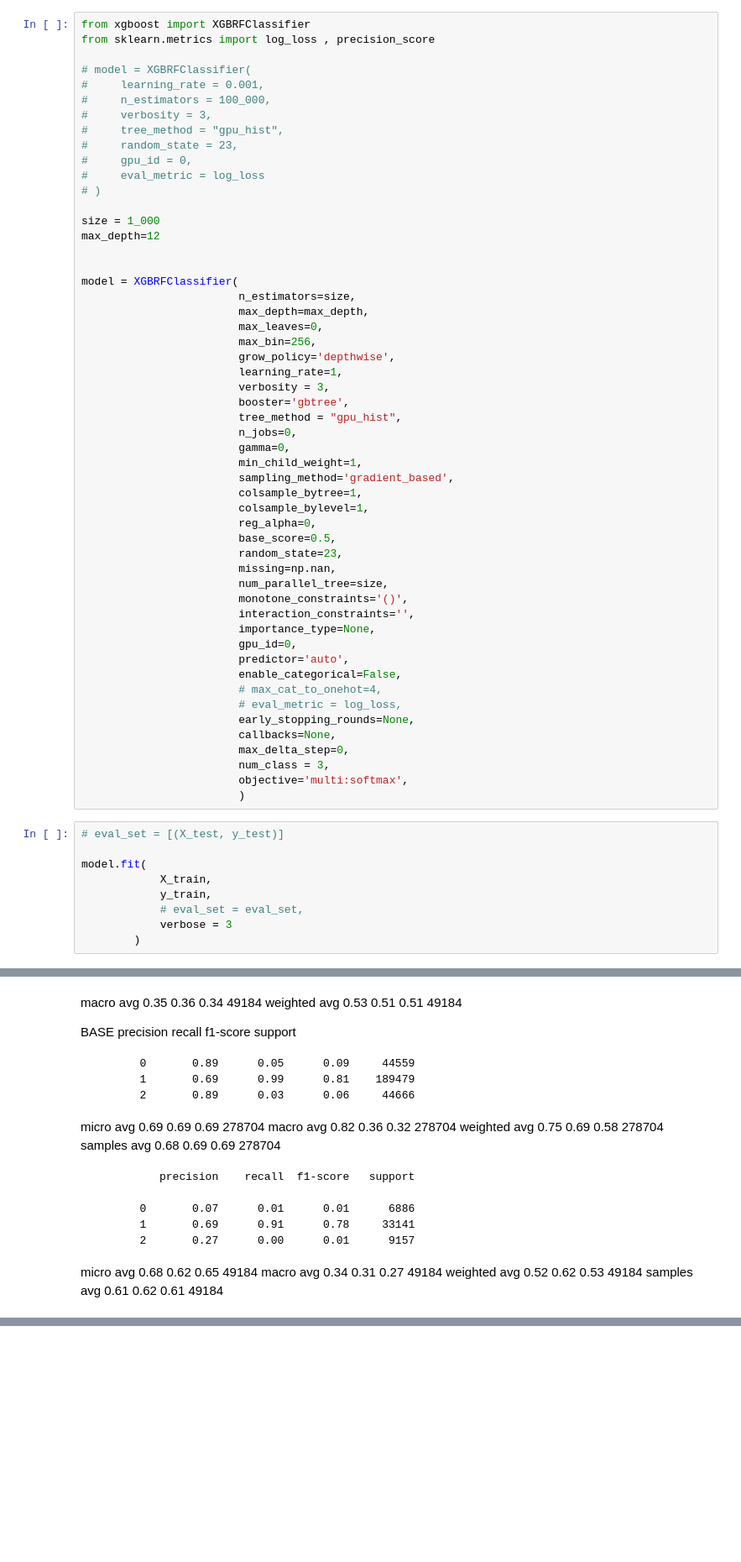
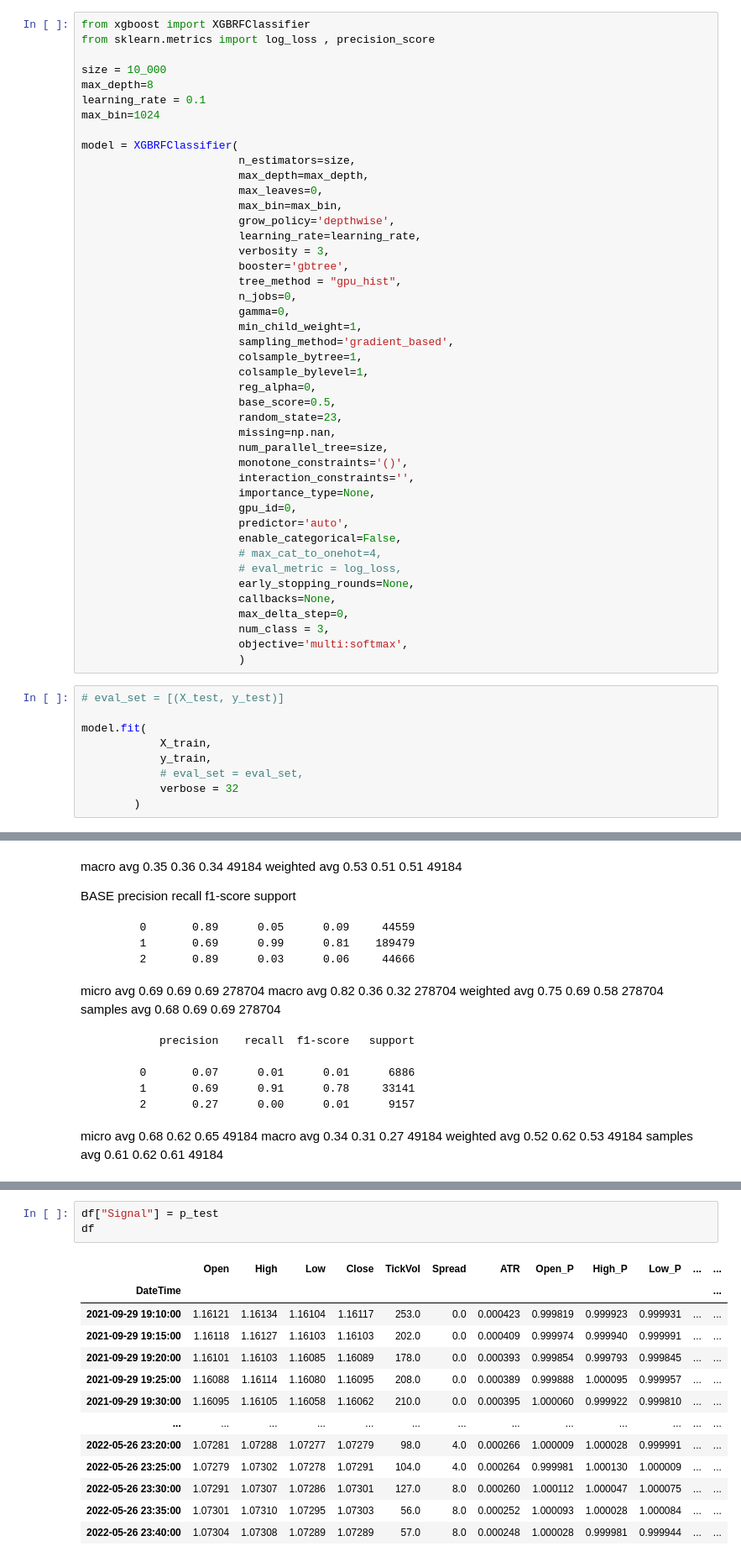
Before and after one commit to slickmorty/bos, a Jupyter notebook: model.ipynb, the cells around one changed output, grey strips where cells are left out. Shown at 84% size. Drawn from its saved outputs; the diff is of its cells as text; blank space fills up the shorter version.

```diff
--- a/model.ipynb
+++ b/model.ipynb
@@ -81,27 +81,18 @@ for buy,nothing,sell in zip(test_buy,test_nothing,test_sell):
 from xgboost import XGBRFClassifier
 from sklearn.metrics import log_loss , precision_score
 
-# model = XGBRFClassifier(
-#     learning_rate = 0.001,
-#     n_estimators = 100_000,
-#     verbosity = 3,
-#     tree_method = "gpu_hist",
-#     random_state = 23,
-#     gpu_id = 0,
-#     eval_metric = log_loss
-# )
-
-size = 1_000
-max_depth=12
-
+size = 10_000
+max_depth=8
+learning_rate = 0.1
+max_bin=1024
 
 model = XGBRFClassifier(
                         n_estimators=size,
                         max_depth=max_depth,
                         max_leaves=0,
-                        max_bin=256,
+                        max_bin=max_bin,
                         grow_policy='depthwise',
-                        learning_rate=1,
+                        learning_rate=learning_rate,
                         verbosity = 3,
                         booster='gbtree',
                         tree_method = "gpu_hist",
@@ -137,6 +128,6 @@ model.fit(
             X_train,
             y_train,
             # eval_set = eval_set,
-            verbose = 3
+            verbose = 32
         )
 # %% [output]
@@ -255,0 +290,17 @@ plot_tree(model)
+# %%
+df["Signal"] = p_test
+df
+# %% [output]
+|  | Open | High | Low | Close | TickVol | Spread | ATR | Open_P | High_P | Low_P | ... | ... |
+| DateTime |  |  |  |  |  |  |  |  |  |  |  | ... |
+| 2021-09-29 19:10:00 | 1.16121 | 1.16134 | 1.16104 | 1.16117 | 253.0 | 0.0 | 0.000423 | 0.999819 | 0.999923 | 0.999931 | ... | ... |
+| 2021-09-29 19:15:00 | 1.16118 | 1.16127 | 1.16103 | 1.16103 | 202.0 | 0.0 | 0.000409 | 0.999974 | 0.999940 | 0.999991 | ... | ... |
+| 2021-09-29 19:20:00 | 1.16101 | 1.16103 | 1.16085 | 1.16089 | 178.0 | 0.0 | 0.000393 | 0.999854 | 0.999793 | 0.999845 | ... | ... |
+| 2021-09-29 19:25:00 | 1.16088 | 1.16114 | 1.16080 | 1.16095 | 208.0 | 0.0 | 0.000389 | 0.999888 | 1.000095 | 0.999957 | ... | ... |
+| 2021-09-29 19:30:00 | 1.16095 | 1.16105 | 1.16058 | 1.16062 | 210.0 | 0.0 | 0.000395 | 1.000060 | 0.999922 | 0.999810 | ... | ... |
+| ... | ... | ... | ... | ... | ... | ... | ... | ... | ... | ... | ... | ... |
+| 2022-05-26 23:20:00 | 1.07281 | 1.07288 | 1.07277 | 1.07279 | 98.0 | 4.0 | 0.000266 | 1.000009 | 1.000028 | 0.999991 | ... | ... |
+| 2022-05-26 23:25:00 | 1.07279 | 1.07302 | 1.07278 | 1.07291 | 104.0 | 4.0 | 0.000264 | 0.999981 | 1.000130 | 1.000009 | ... | ... |
+| 2022-05-26 23:30:00 | 1.07291 | 1.07307 | 1.07286 | 1.07301 | 127.0 | 8.0 | 0.000260 | 1.000112 | 1.000047 | 1.000075 | ... | ... |
+| 2022-05-26 23:35:00 | 1.07301 | 1.07310 | 1.07295 | 1.07303 | 56.0 | 8.0 | 0.000252 | 1.000093 | 1.000028 | 1.000084 | ... | ... |
+| 2022-05-26 23:40:00 | 1.07304 | 1.07308 | 1.07289 | 1.07289 | 57.0 | 8.0 | 0.000248 | 1.000028 | 0.999981 | 0.999944 | ... | ... |
```
Also changed, not shown: parts of 7 cells of this notebook, 2 other files.
